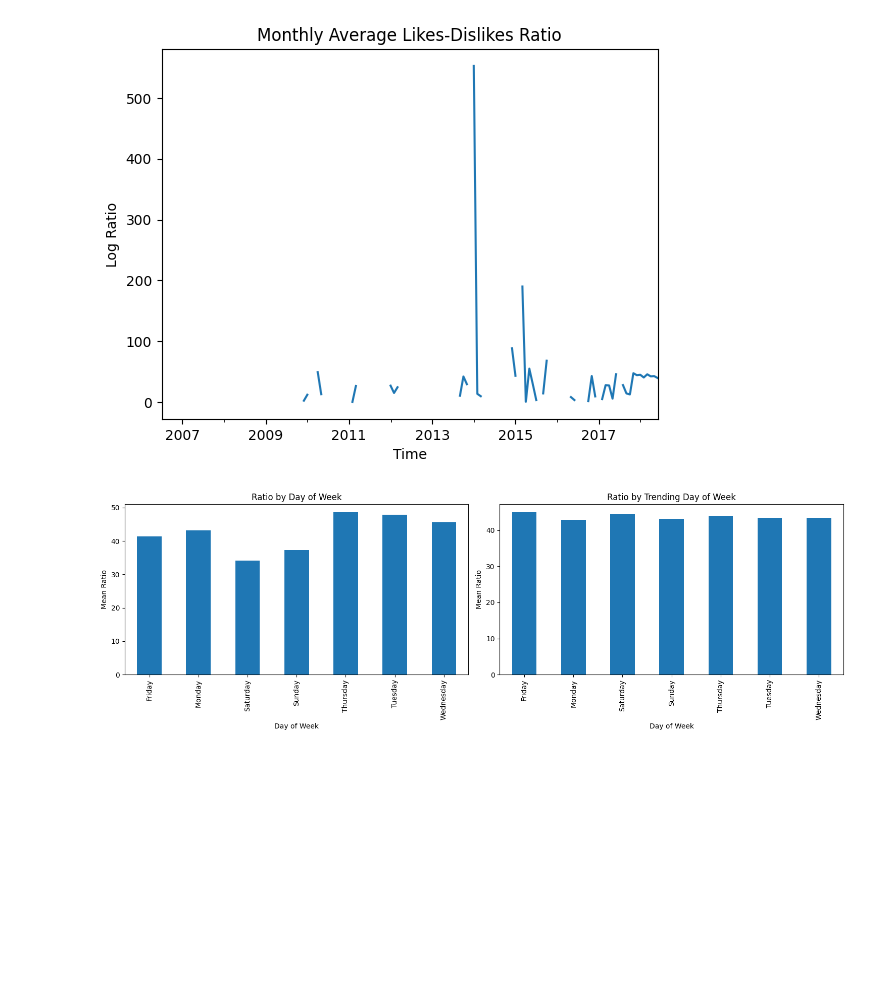
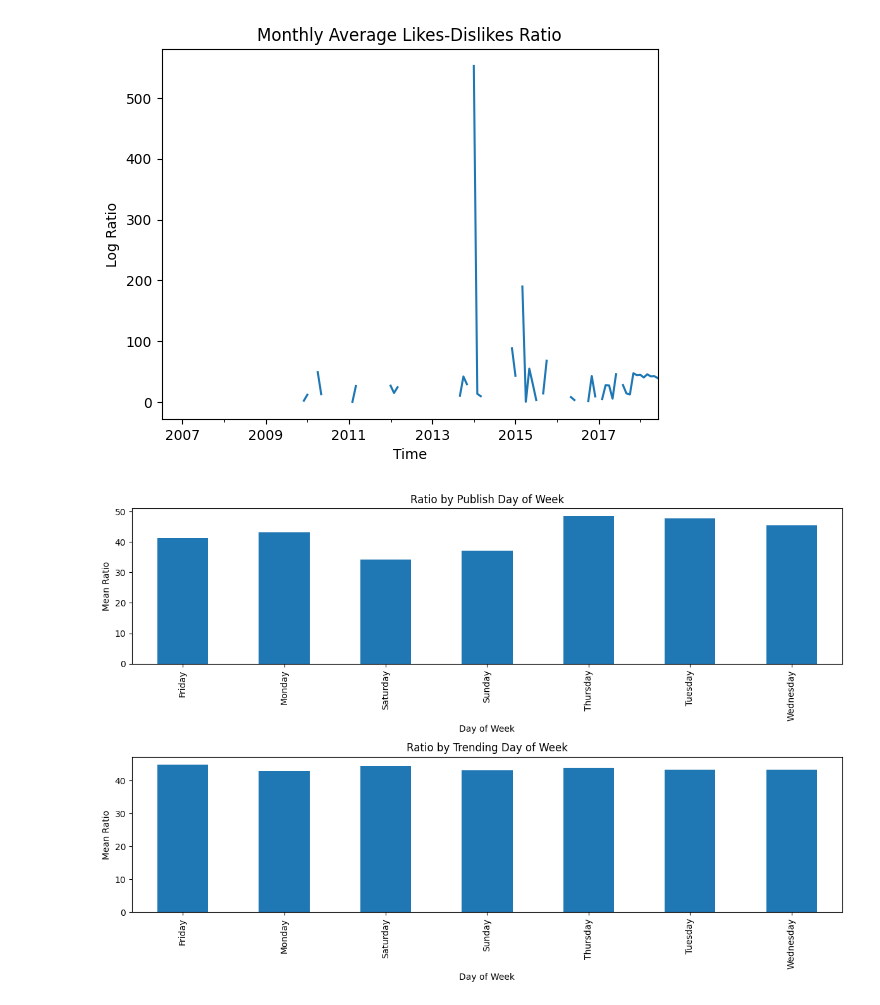
Before and after one commit to Dramalf/ucsd-cse258-final-project, a Jupyter notebook: aaron/EDA.ipynb, the cells around one changed output. Saved outputs shown, nothing was run; the diff lists cells and outputs as text; code cells hidden in the pictures; blank space fills up the shorter version.

Commit message:
change temporal plots to stack horizontally

```diff
--- a/aaron/EDA.ipynb
+++ b/aaron/EDA.ipynb
@@ -200,23 +200,23 @@ plt.show()
 # %% [output]
 [figure]
 # %%
-plt.figure(figsize=(15, 5))
+plt.figure(figsize=(12, 8))
 
 # Published day of week analysis
-plt.subplot(121)
+plt.subplot(211)
 df.groupby("publish_day")["likes_dislikes_ratio"].mean().plot(kind="bar")
-plt.title("Ratio by Day of Week")
+plt.title("Ratio by Publish Day of Week")
 plt.xlabel("Day of Week")
 plt.ylabel("Mean Ratio")
 
 # Trending day of week analysis
-plt.subplot(122)
+plt.subplot(212)
 df["trending_day"] = df["trending_date"].dt.day_name()
 df.groupby("trending_day")["likes_dislikes_ratio"].mean().plot(kind="bar")
 plt.title("Ratio by Trending Day of Week")
 plt.xlabel("Day of Week")
 plt.ylabel("Mean Ratio")
 plt.tight_layout()
 plt.show()
 # %% [output]
-[figure, old version]
+[figure, new version]
```
Also changed, not shown: parts of 1 cell of this notebook.
